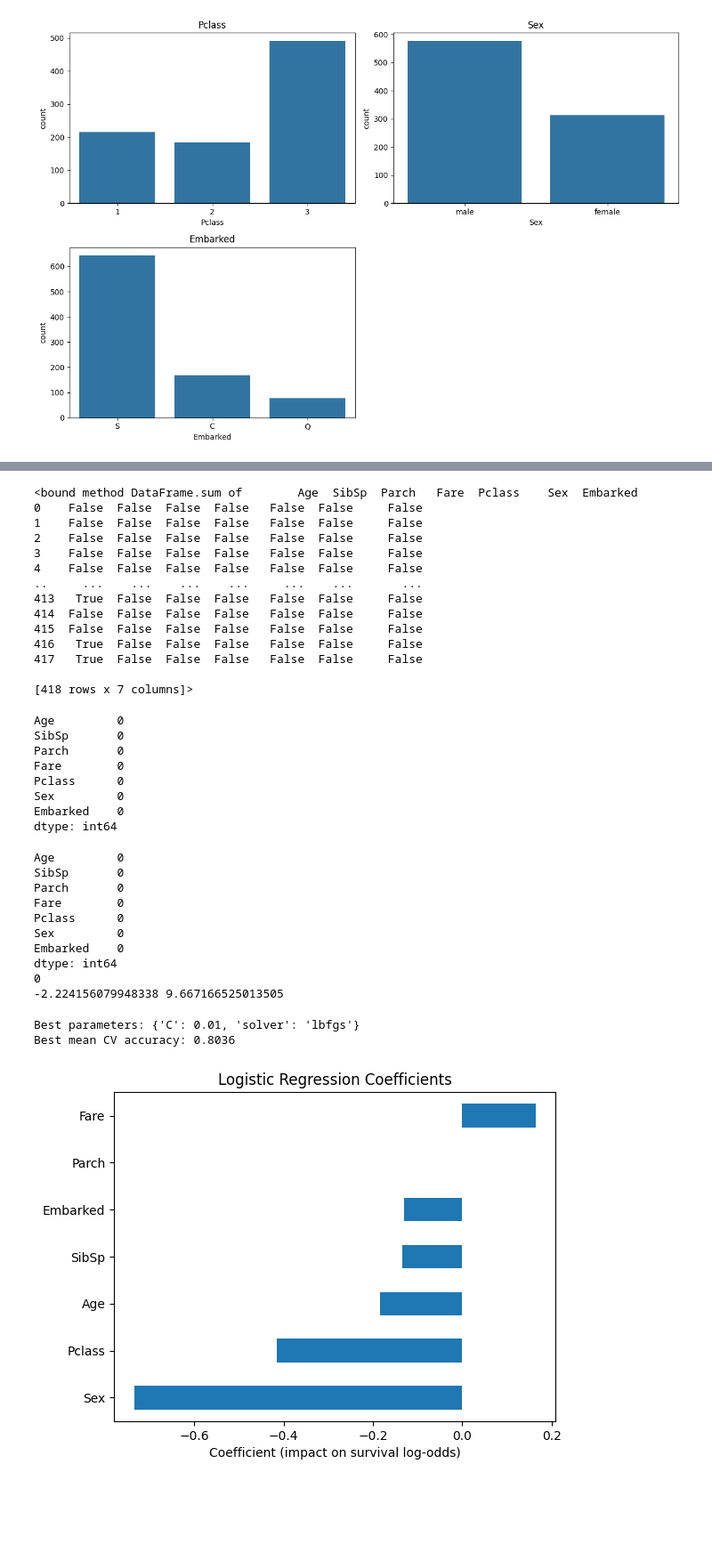
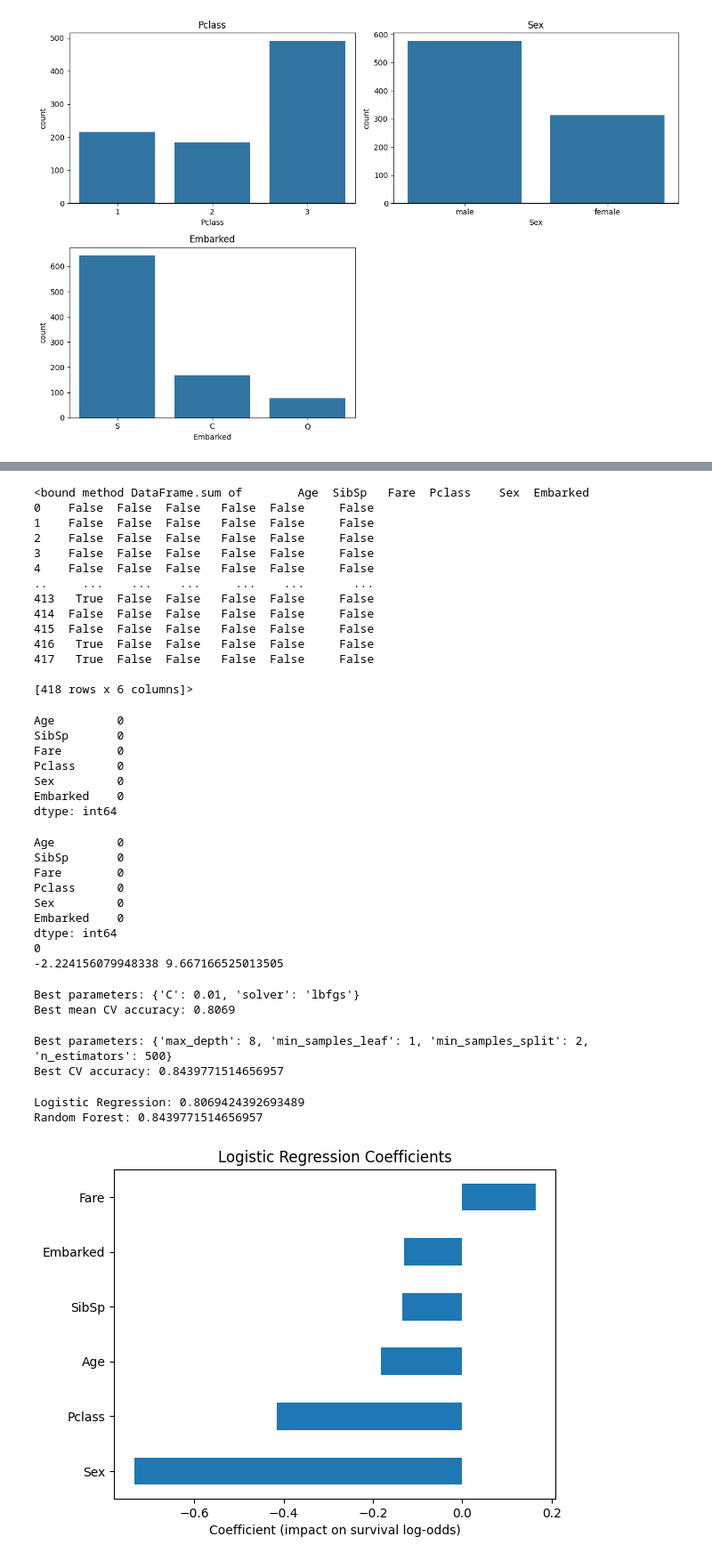
Before and after one commit to nh-nhathoang/titanic-survival-prediction, a Jupyter notebook: main.ipynb, the cells around one changed output, grey strips where cells are left out. Shown at 89% size. Cells and saved outputs as stored; diff of their text form; code cells hidden in the pictures; blank space fills up the shorter version.

Commit message:
add RandomForest model

```diff
--- a/main.ipynb
+++ b/main.ipynb
@@ -64,7 +64,7 @@ data.describe()
 | max | 891.000000 | 1.000000 | 3.000000 | 80.000000 | 8.000000 | 6.000000 | 512.329200 |
 # %%
 # explore data analysis
-num_features = [ 'Age', 'SibSp', 'Parch', 'Fare']
+num_features = [ 'Age', 'SibSp', 'Fare']
 cat_features = ['Pclass', 'Sex', 'Embarked']
 p = data[num_features].corr()
 sns.heatmap(p, annot=True, cmap="coolwarm")
@@ -125,20 +124,20 @@ dtype: int64
 # %%
 X_test.isna().sum
 # %% [output]
-<bound method DataFrame.sum of        Age  SibSp  Parch   Fare  Pclass    Sex  Embarked
-0    False  False  False  False   False  False     False
-1    False  False  False  False   False  False     False
-2    False  False  False  False   False  False     False
-3    False  False  False  False   False  False     False
-4    False  False  False  False   False  False     False
-..     ...    ...    ...    ...     ...    ...       ...
-413   True  False  False  False   False  False     False
-414  False  False  False  False   False  False     False
-415  False  False  False  False   False  False     False
-416   True  False  False  False   False  False     False
-417   True  False  False  False   False  False     False
+<bound method DataFrame.sum of        Age  SibSp   Fare  Pclass    Sex  Embarked
+0    False  False  False   False  False     False
+1    False  False  False   False  False     False
+2    False  False  False   False  False     False
+3    False  False  False   False  False     False
+4    False  False  False   False  False     False
+..     ...    ...    ...     ...    ...       ...
+413   True  False  False   False  False     False
+414  False  False  False   False  False     False
+415  False  False  False   False  False     False
+416   True  False  False   False  False     False
+417   True  False  False   False  False     False
 
-[418 rows x 7 columns]>
+[418 rows x 6 columns]>
 # %%
 X_test["Fare"] = X_test["Fare"].fillna(X_train["Fare"].median())
 X_test["Age"] = X_test["Age"].fillna(X_train["Age"].median())
@@ -146,7 +145,6 @@ X_test.isna().sum()
 # %% [output]
 Age         0
 SibSp       0
-Parch       0
 Fare        0
 Pclass      0
 Sex         0
@@ -163,7 +161,6 @@ print(X_train_scaled.min(), X_train_scaled.max())
 # %% [output]
 Age         0
 SibSp       0
-Parch       0
 Fare        0
 Pclass      0
 Sex         0
@@ -194,7 +191,38 @@ print(f"\nBest parameters: {grid_search.best_params_}")
 print(f"Best mean CV accuracy: {grid_search.best_score_:.4f}")
 # %% [output]
 Best parameters: {'C': 0.01, 'solver': 'lbfgs'}
-Best mean CV accuracy: 0.8036
+Best mean CV accuracy: 0.8069
+# %%
+from sklearn.ensemble import RandomForestClassifier
+from sklearn.model_selection import GridSearchCV
+
+rf = RandomForestClassifier(random_state=42)
+
+param_grid_rf = {
+    "n_estimators": [100, 200, 500],
+    "max_depth": [3, 5, 8, None],
+    "min_samples_split": [2, 5, 10],
+    "min_samples_leaf": [1, 2, 4]
+}
+
+rf_grid = GridSearchCV(rf, param_grid_rf, cv=cv, scoring="accuracy", n_jobs=-1)
+
+rf_grid.fit(X_train, y_train)
+
+print("Best parameters:", rf_grid.best_params_)
+print("Best CV accuracy:", rf_grid.best_score_)
+# %% [output]
+Best parameters: {'max_depth': 8, 'min_samples_leaf': 1, 'min_samples_split': 2, 'n_estimators': 500}
+Best CV accuracy: 0.8439771514656957
+# %%
+logistic_score = grid_search.best_score_
+rf_score = rf_grid.best_score_
+
+print("Logistic Regression:", logistic_score)
+print("Random Forest:", rf_score)
+# %% [output]
+Logistic Regression: 0.8069424392693489
+Random Forest: 0.8439771514656957
 # %%
 # using the best model found above
 
@@ -211,8 +250,8 @@ submission.to_csv("y_pred.csv", index=False)
 # %%
 # which features are important
-coef = pd.Series(model.coef_[0], index=X.columns).sort_values()
+coef = pd.Series(model.coef_[0], index=X_train.columns).sort_values()
 coef.plot(kind="barh", title="Logistic Regression Coefficients")
 plt.xlabel("Coefficient (impact on survival log-odds)")
 plt.show()
 # %% [output]
-[figure, old version]
+[figure, new version]
```
Also changed, not shown: parts of 4 cells of this notebook, 1 other file.
